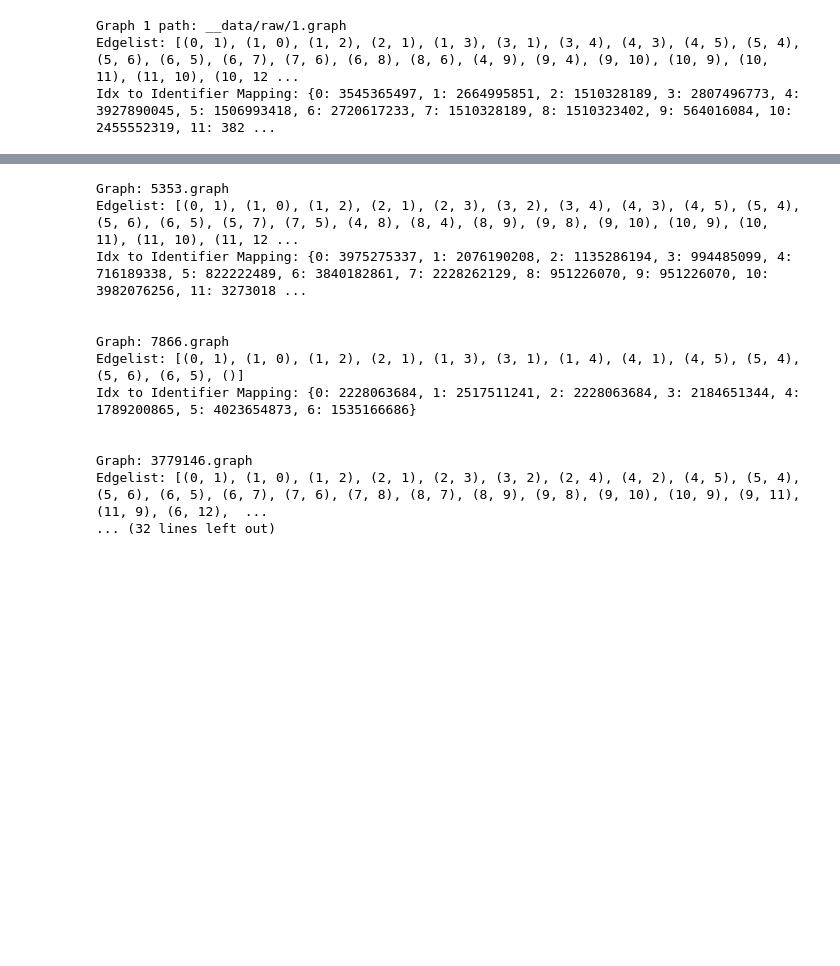
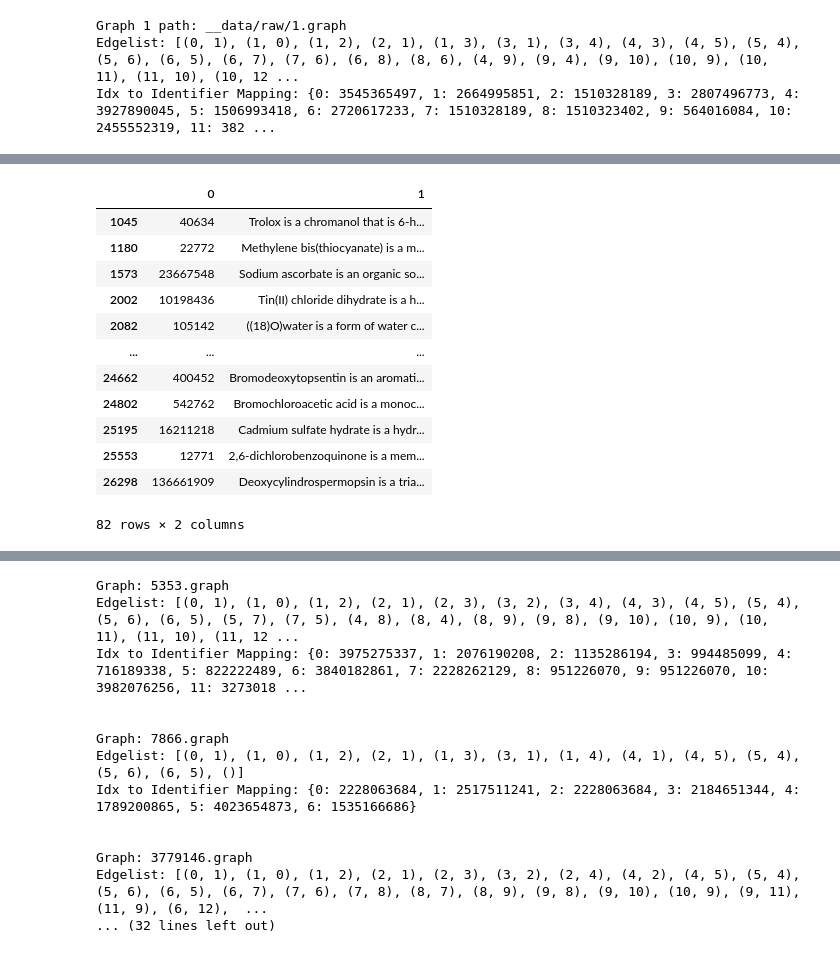
Before and after one commit to balthazarneveu/molecule-retrieval-using-nlp, a Jupyter notebook: dataset_exploration.ipynb, the cells around one changed output, grey strips where cells are left out. Cells and saved outputs as stored; diff of their text form; code cells hidden in the pictures; blank space fills up the shorter version.

```diff
--- a/dataset_exploration.ipynb
+++ b/dataset_exploration.ipynb
@@ -122,0 +236,34 @@ Idx to Identifier Mapping: {0: 3545365497, 1: 2664995851, 2: 1510328189, 3: 2807
+# %%
+def find_keyword_descriptions(df, keyword="water") -> pd.DataFrame:
+    """
+    Searches for rows in the DataFrame where the description contains the keywor like "water".
+
+    Parameters:
+    - df: A pandas DataFrame with column `0` as IDs and column `1` as descriptions.
+
+    Returns:
+    - A DataFrame with rows where the description contains the keyword "water".
+    """
+    # Filter the DataFrame for descriptions containing the word "water"
+    # The search is case-insensitive
+    water_rows = df[df[1].str.contains(keyword.lower(), case=False, na=False)]
+    return water_rows
+
+selection = find_keyword_descriptions(train_data, keyword="water")
+selection
+# find_keyword_descriptions(train_data, keyword="H2O")
+# find_keyword_descriptions(train_data, keyword="nitrogen")
+# %% [output]
+|  | 0 | 1 |
+| 1045 | 40634 | Trolox is a chromanol that is 6-h... |
+| 1180 | 22772 | Methylene bis(thiocyanate) is a m... |
+| 1573 | 23667548 | Sodium ascorbate is an organic so... |
+| 2002 | 10198436 | Tin(II) chloride dihydrate is a h... |
+| 2082 | 105142 | ((18)O)water is a form of water c... |
+| ... | ... | ... |
+| 24662 | 400452 | Bromodeoxytopsentin is an aromati... |
+| 24802 | 542762 | Bromochloroacetic acid is a monoc... |
+| 25195 | 16211218 | Cadmium sulfate hydrate is a hydr... |
+| 25553 | 12771 | 2,6-dichlorobenzoquinone is a mem... |
+| 26298 | 136661909 | Deoxycylindrospermopsin is a tria... |
+82 rows × 2 columns
```
Also changed, not shown: parts of 13 cells of this notebook.
